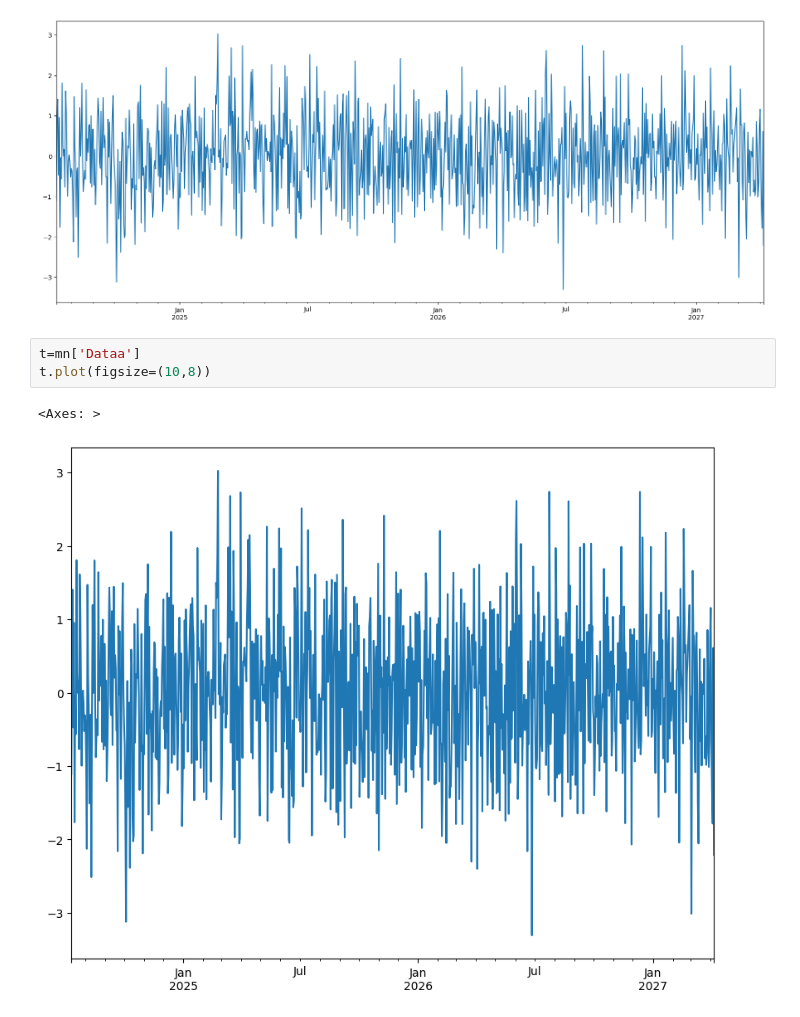
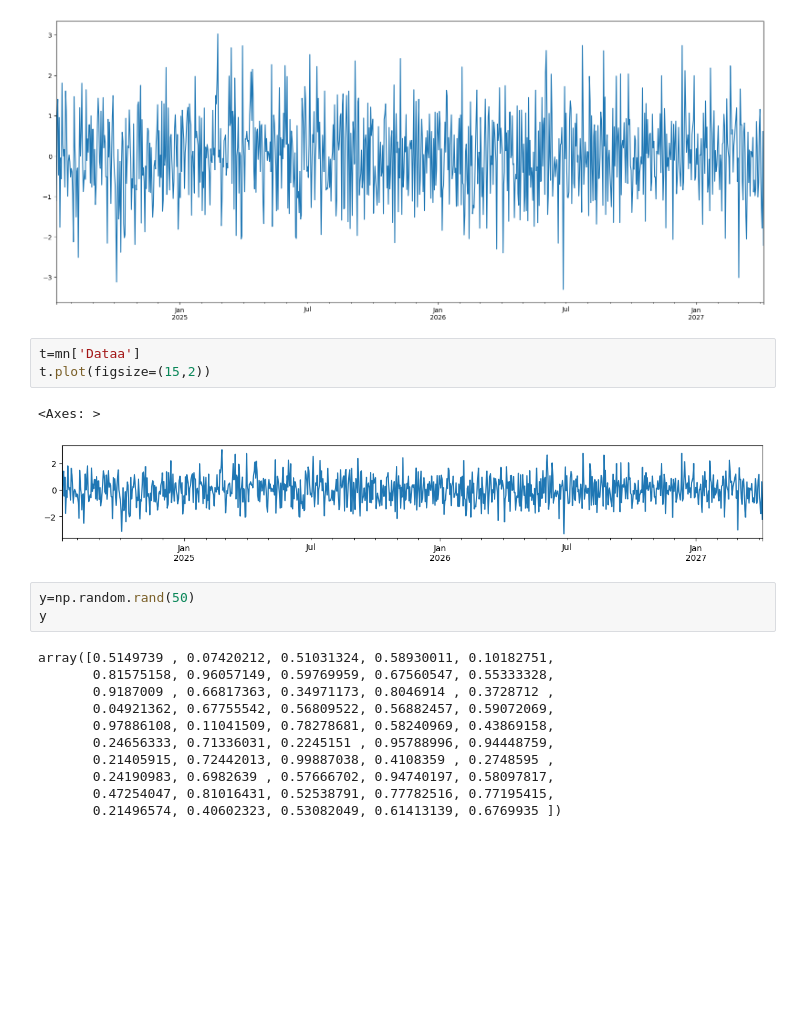
Before and after one commit to MuthuswamyNadar/Python-DSA, a Jupyter notebook: Practise Python/Module 7 (data-toolKit)/Matplotlib.ipynb, the cells around one changed output. Cells and saved outputs as stored; diff of their text form; blank space fills up the shorter version.

```diff
--- a/Practise Python/Module 7 (data-toolKit)/Matplotlib.ipynb
+++ b/Practise Python/Module 7 (data-toolKit)/Matplotlib.ipynb
@@ -68,7 +68,21 @@ x.plot(figsize=(20,8))
 [figure]
 # %%
 t=mn['Dataa']
-t.plot(figsize=(10,8))
+t.plot(figsize=(15,2))
 # %% [output]
 <Axes: >
-[figure, old version]
+[figure, new version]
+# %%
+y=np.random.rand(50)
+y
+# %% [output]
+array([0.5149739 , 0.07420212, 0.51031324, 0.58930011, 0.10182751,
+       0.81575158, 0.96057149, 0.59769959, 0.67560547, 0.55333328,
+       0.9187009 , 0.66817363, 0.34971173, 0.8046914 , 0.3728712 ,
+       0.04921362, 0.67755542, 0.56809522, 0.56882457, 0.59072069,
+       0.97886108, 0.11041509, 0.78278681, 0.58240969, 0.43869158,
+       0.24656333, 0.71336031, 0.2245151 , 0.95788996, 0.94448759,
+       0.21405915, 0.72442013, 0.99887038, 0.4108359 , 0.2748595 ,
+       0.24190983, 0.6982639 , 0.57666702, 0.94740197, 0.58097817,
+       0.47254047, 0.81016431, 0.52538791, 0.77782516, 0.77195415,
+       0.21496574, 0.40602323, 0.53082049, 0.61413139, 0.6769935 ])
```
Also changed, not shown: parts of 5 cells of this notebook.
